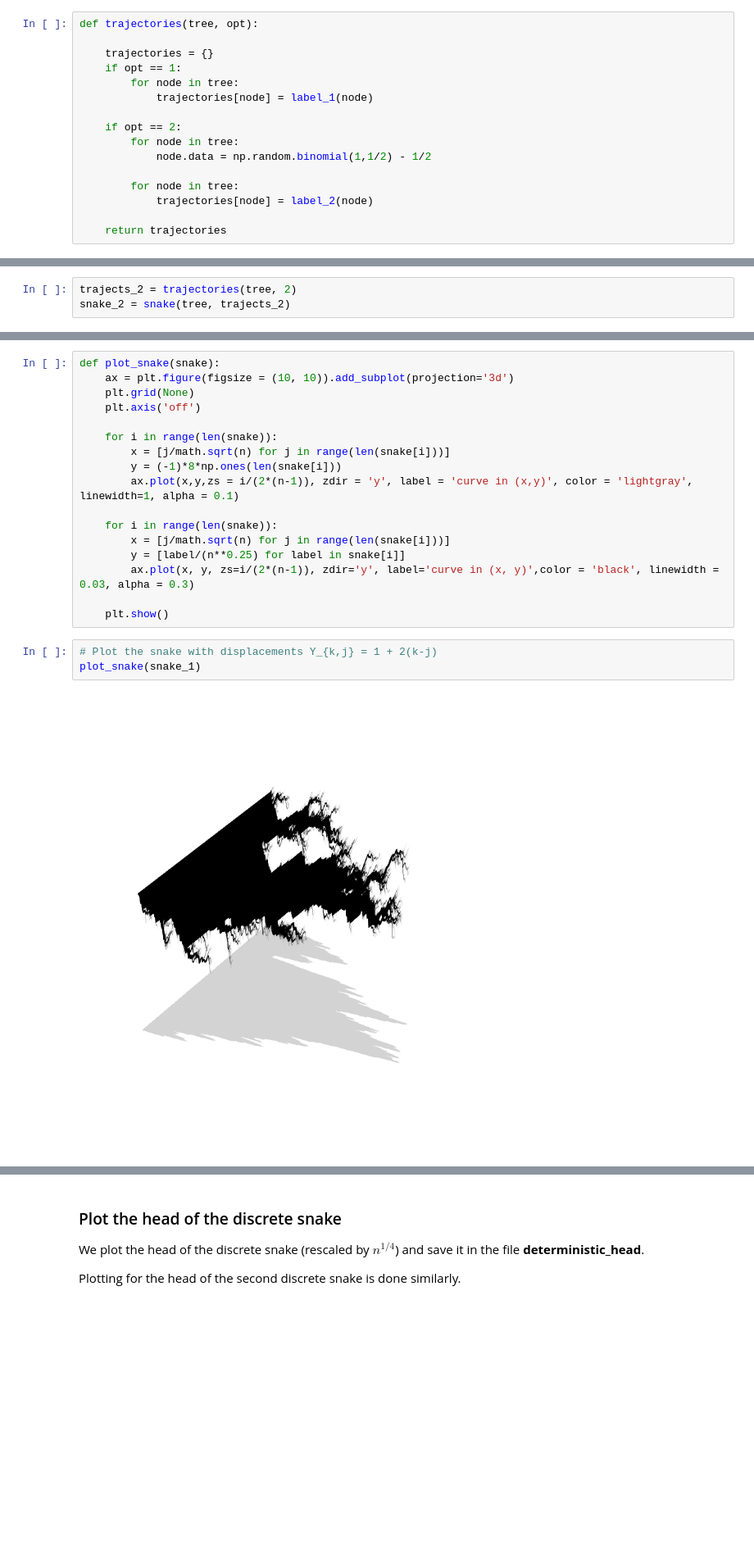
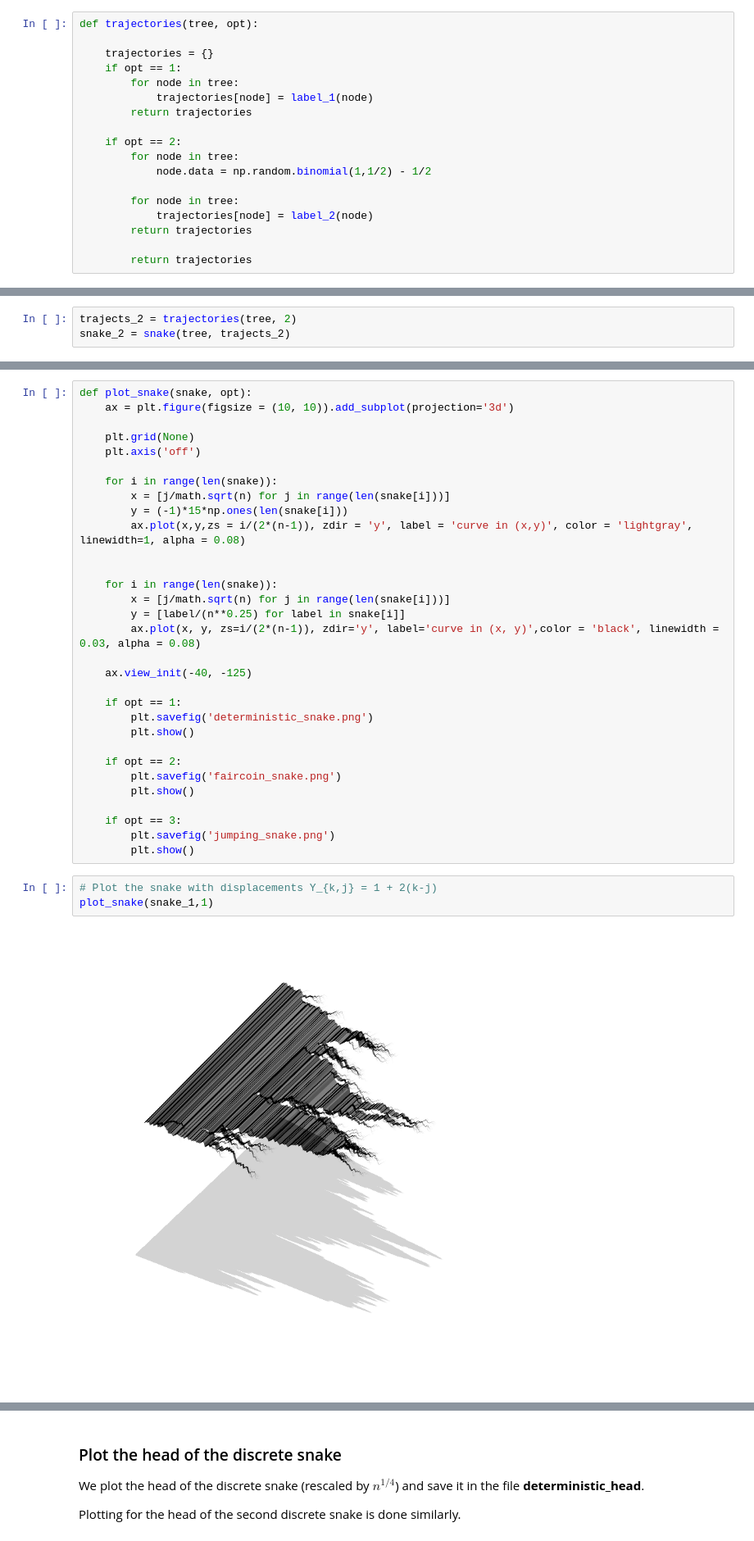
Before and after one commit to rivkamitchell/Random-Trees-and-Snakes, a Jupyter notebook: Snake_Plots.ipynb, the cells around one changed output, grey strips where cells are left out. Shown: that part at 82% size. Saved outputs shown, nothing was run; the diff lists cells and outputs as text; blank space fills up the shorter version.

```diff
--- a/Snake_Plots.ipynb
+++ b/Snake_Plots.ipynb
@@ -145,6 +144,7 @@ def trajectories(tree, opt):
     if opt == 1:
         for node in tree:
             trajectories[node] = label_1(node)
+        return trajectories
 
     if opt == 2:
         for node in tree:
@@ -152,8 +152,9 @@ def trajectories(tree, opt):
 
         for node in tree:
             trajectories[node] = label_2(node)
+        return trajectories
 
-    return trajectories
+        return trajectories
 # %%
 def snake(tree, trajects):
 
@@ -224,24 +212,38 @@ It should be noted that the result holds in more generality.
 # %%
-def plot_snake(snake):
+def plot_snake(snake, opt):
     ax = plt.figure(figsize = (10, 10)).add_subplot(projection='3d')
+
     plt.grid(None)
     plt.axis('off')
 
     for i in range(len(snake)):
         x = [j/math.sqrt(n) for j in range(len(snake[i]))]
-        y = (-1)*8*np.ones(len(snake[i]))
-        ax.plot(x,y,zs = i/(2*(n-1)), zdir = 'y', label = 'curve in (x,y)', color = 'lightgray', linewidth=1, alpha = 0.1)
+        y = (-1)*15*np.ones(len(snake[i]))
+        ax.plot(x,y,zs = i/(2*(n-1)), zdir = 'y', label = 'curve in (x,y)', color = 'lightgray', linewidth=1, alpha = 0.08)
+
 
     for i in range(len(snake)):
         x = [j/math.sqrt(n) for j in range(len(snake[i]))]
         y = [label/(n**0.25) for label in snake[i]]
-        ax.plot(x, y, zs=i/(2*(n-1)), zdir='y', label='curve in (x, y)',color = 'black', linewidth = 0.03, alpha = 0.3)
+        ax.plot(x, y, zs=i/(2*(n-1)), zdir='y', label='curve in (x, y)',color = 'black', linewidth = 0.03, alpha = 0.08)
 
-    plt.show()
+    ax.view_init(-40, -125)
+
+    if opt == 1:
+        plt.savefig('deterministic_snake.png')
+        plt.show()
+
+    if opt == 2:
+        plt.savefig('faircoin_snake.png')
+        plt.show()
+
+    if opt == 3:
+        plt.savefig('jumping_snake.png')
+        plt.show()
 # %%
 # Plot the snake with displacements Y_{k,j} = 1 + 2(k-j)
-plot_snake(snake_1)
+plot_snake(snake_1,1)
 # %% [output]
-[figure, old version]
+[figure, new version]
 # %%
 # Plot the snake with fair coin flip displacements
```
Also changed, not shown: parts of 8 cells of this notebook.
